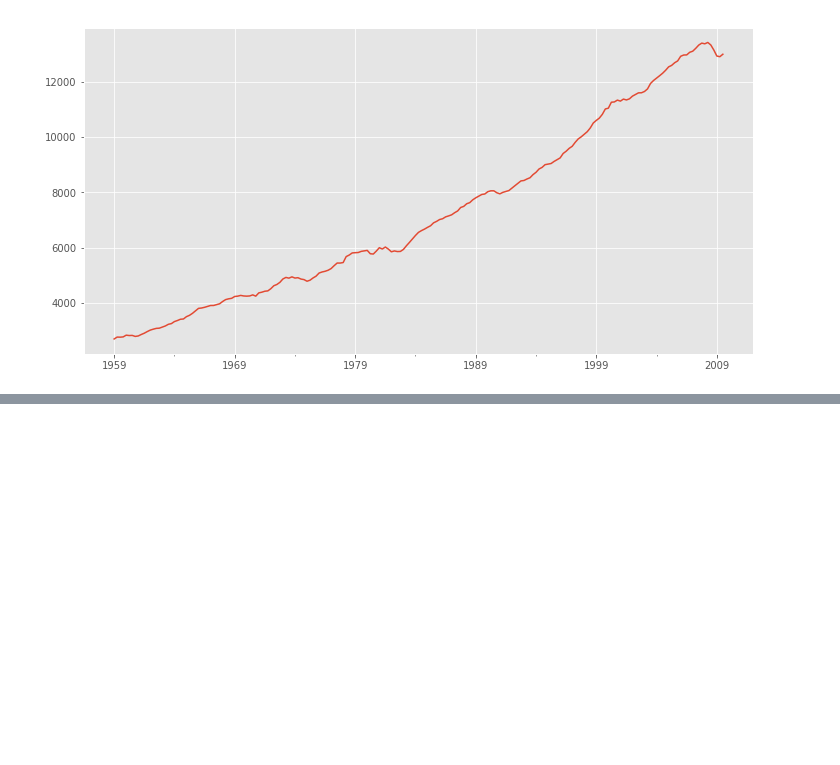
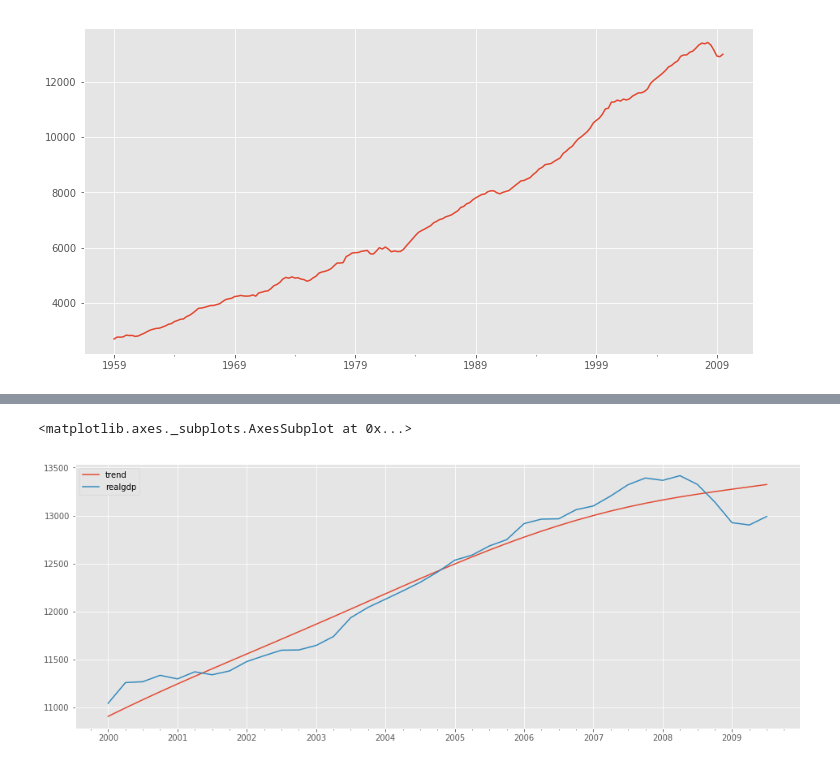
Before and after one commit to HeadHunTeR779/Hodrick-Prescott-Filter-Implementation-in-Statsmodels, a Jupyter notebook: statsmodels_Fun.ipynb, the cells around one changed output, grey strips where cells are left out. Saved outputs shown, nothing was run; the diff lists cells and outputs as text; code cells hidden in the pictures; blank space fills up the shorter version.

```diff
--- a/statsmodels_Fun.ipynb
+++ b/statsmodels_Fun.ipynb
@@ -86,0 +151,5 @@ plt.style.use('ggplot')
+# %%
+df[['trend','realgdp']]["2000":].plot(figsize=(16,6)) #cycle needs scaling
+# %% [output]
+<matplotlib.axes._subplots.AxesSubplot at 0x...>
+[figure, added]
```
Also changed, not shown: parts of 9 cells of this notebook.
